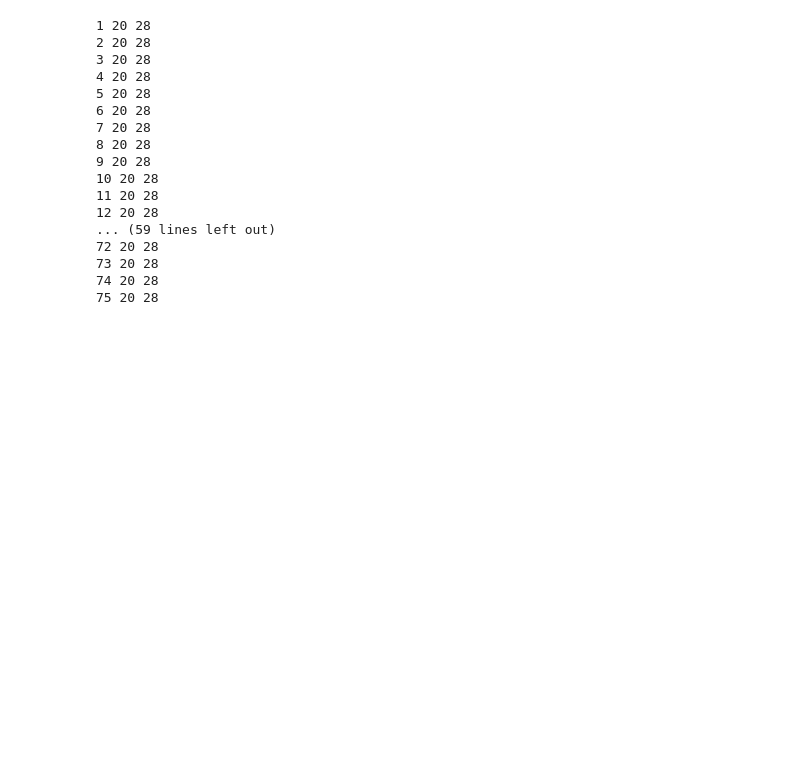
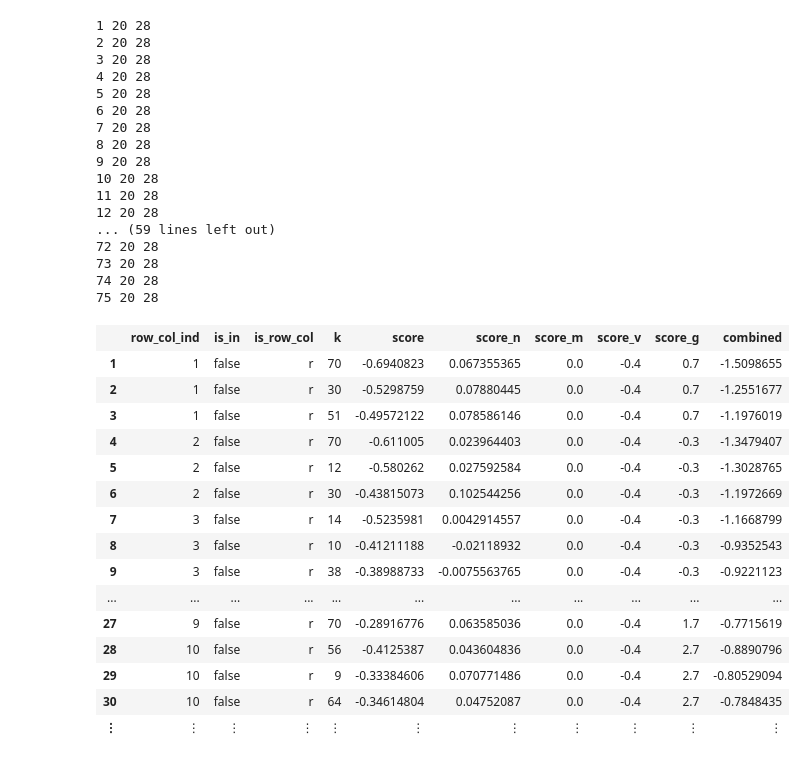
Before and after one commit to astrodud/junkey, a Jupyter notebook: Untitled0.ipynb, the cells around one changed output. Cells and saved outputs as stored; diff of their text form; code cells hidden in the pictures; blank space fills up the shorter version.

```diff
--- a/Untitled0.ipynb
+++ b/Untitled0.ipynb
@@ -182,3 +167,29 @@ clusters = fill_all_cluster_scores( clusters, true, true );
 73 20 28
 74 20 28
 75 20 28
+# %%
+reload("./floc.jl")
+reload("./scores.jl")
+reload("./funcs.jl")
+scores=get_floc_scores_all(clusters)
+#println(head(scores))
+#dfs_r = sub( scores, scores[:is_row_col] .== 'r' )
+#tmp = groupby( dfs_r, :row_col_ind ) ## Cool!
+get_floc_scores_best(scores)
+# %% [output]
+|  | row_col_ind | is_in | is_row_col | k | score | score_n | score_m | score_v | score_g | combined |
+| 1 | 1 | false | r | 70 | -0.6940823 | 0.067355365 | 0.0 | -0.4 | 0.7 | -1.5098655 |
+| 2 | 1 | false | r | 30 | -0.5298759 | 0.07880445 | 0.0 | -0.4 | 0.7 | -1.2551677 |
+| 3 | 1 | false | r | 51 | -0.49572122 | 0.078586146 | 0.0 | -0.4 | 0.7 | -1.1976019 |
+| 4 | 2 | false | r | 70 | -0.611005 | 0.023964403 | 0.0 | -0.4 | -0.3 | -1.3479407 |
+| 5 | 2 | false | r | 12 | -0.580262 | 0.027592584 | 0.0 | -0.4 | -0.3 | -1.3028765 |
+| 6 | 2 | false | r | 30 | -0.43815073 | 0.102544256 | 0.0 | -0.4 | -0.3 | -1.1972669 |
+| 7 | 3 | false | r | 14 | -0.5235981 | 0.0042914557 | 0.0 | -0.4 | -0.3 | -1.1668799 |
+| 8 | 3 | false | r | 10 | -0.41211188 | -0.02118932 | 0.0 | -0.4 | -0.3 | -0.9352543 |
+| 9 | 3 | false | r | 38 | -0.38988733 | -0.0075563765 | 0.0 | -0.4 | -0.3 | -0.9221123 |
+| ... | ... | ... | ... | ... | ... | ... | ... | ... | ... | ... |
+| 27 | 9 | false | r | 70 | -0.28916776 | 0.063585036 | 0.0 | -0.4 | 1.7 | -0.7715619 |
+| 28 | 10 | false | r | 56 | -0.4125387 | 0.043604836 | 0.0 | -0.4 | 2.7 | -0.8890796 |
+| 29 | 10 | false | r | 9 | -0.33384606 | 0.070771486 | 0.0 | -0.4 | 2.7 | -0.80529094 |
+| 30 | 10 | false | r | 64 | -0.34614804 | 0.04752087 | 0.0 | -0.4 | 2.7 | -0.7848435 |
+| ⋮ | ⋮ | ⋮ | ⋮ | ⋮ | ⋮ | ⋮ | ⋮ | ⋮ | ⋮ | ⋮ |
```
Also changed, not shown: parts of 4 cells of this notebook, 4 other files.
